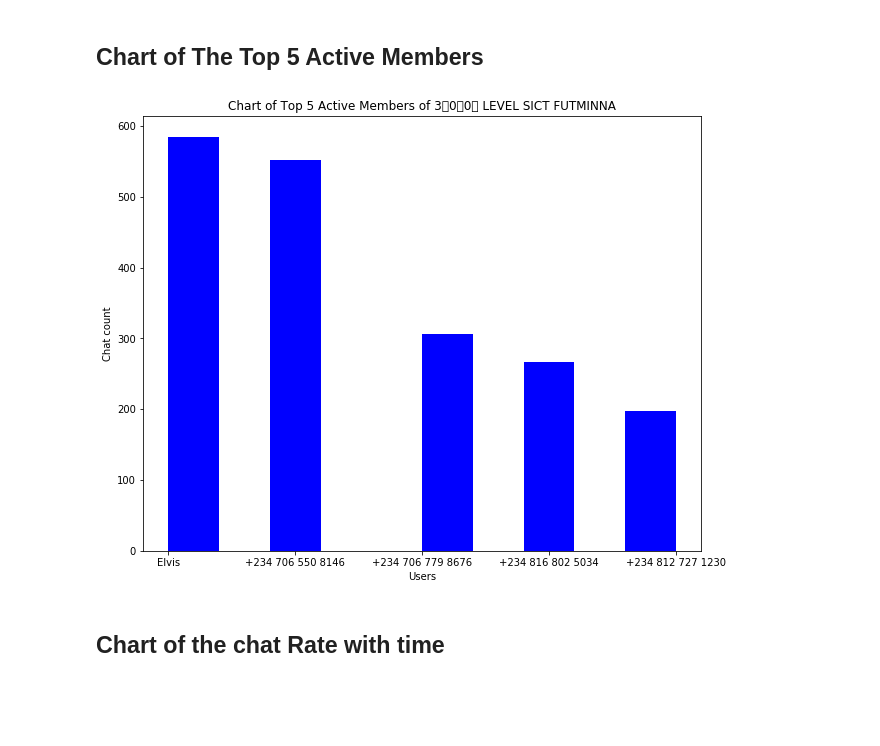
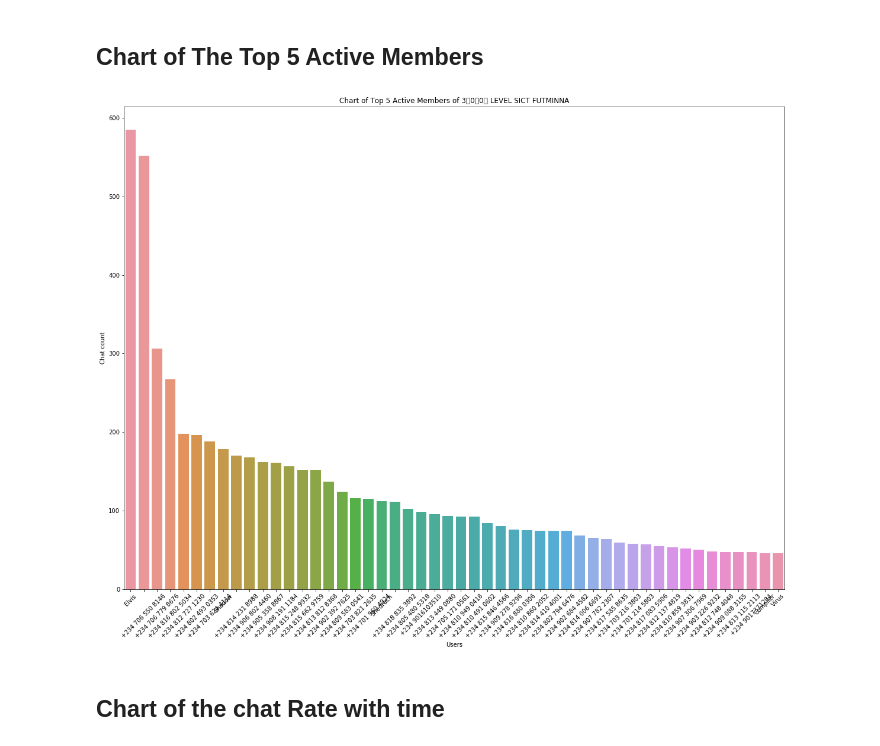
Before and after one commit to Fredpwol/whatsapp_analyzer, a Jupyter notebook: group_chat_analyzer.ipynb, the cells around one changed output. Saved outputs shown, nothing was run; the diff lists cells and outputs as text; code cells hidden in the pictures; blank space fills up the shorter version.

Commit message:
changed chat rate plot to use seaborn

```diff
--- a/group_chat_analyzer.ipynb
+++ b/group_chat_analyzer.ipynb
@@ -163,19 +164,20 @@ na        (177)
 ## Chart of The Top 5 Active Members
 # %%
 top_users = []
-user_count = Counter(user_count)
-for user in user_count.most_common(5):
-    for _ in range(user[1]):
-        top_users.append(user[0])
-fig = plt.figure(figsize=(10,8))
-plt.hist(top_users,color='blue')
+user_rate = Counter(user_count).most_common(50)
+user_rate = dict(user_rate)
+counts = list(user_rate.values())
+usernames = list(user_rate.keys())
+fig = plt.figure(figsize=(20,15))
+sns.barplot(x=usernames, y=counts)
+plt.xticks(rotation=45)
 plt.title(f'Chart of Top 5 Active Members of {group_name}')
 plt.xlabel('Users')
 plt.ylabel('Chat count')
 plt.savefig(f'C:\\Users\\free\\Documents\\projects\\chats\\media\\active members of {group_name}.png',dpi=128)
 plt.show()
 # %% [output]
-[figure, old version]
+[figure, new version]
 # %% [markdown]
 ## Chart of the chat Rate with time
 # %%
```
Also changed, not shown: parts of 1 cell of this notebook.
